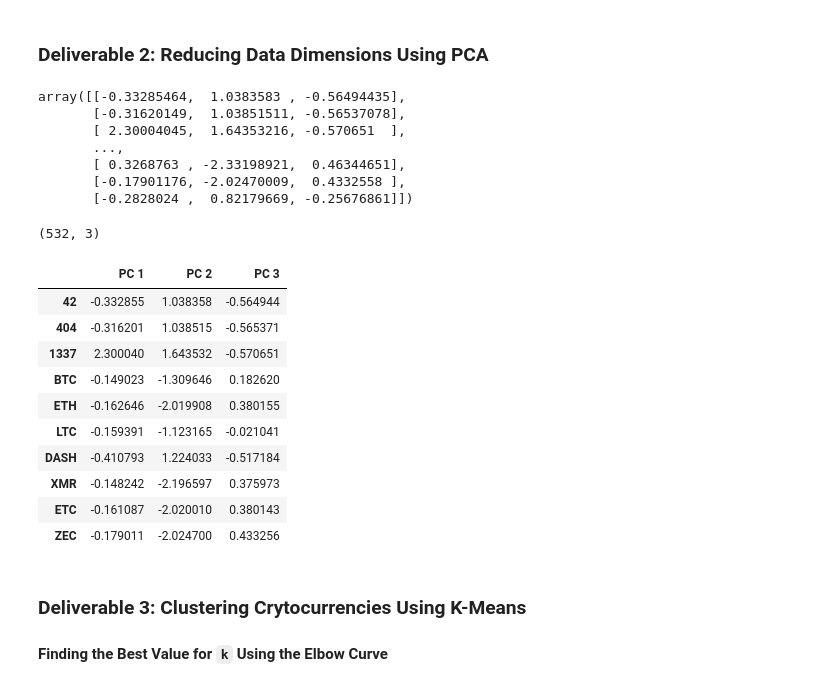
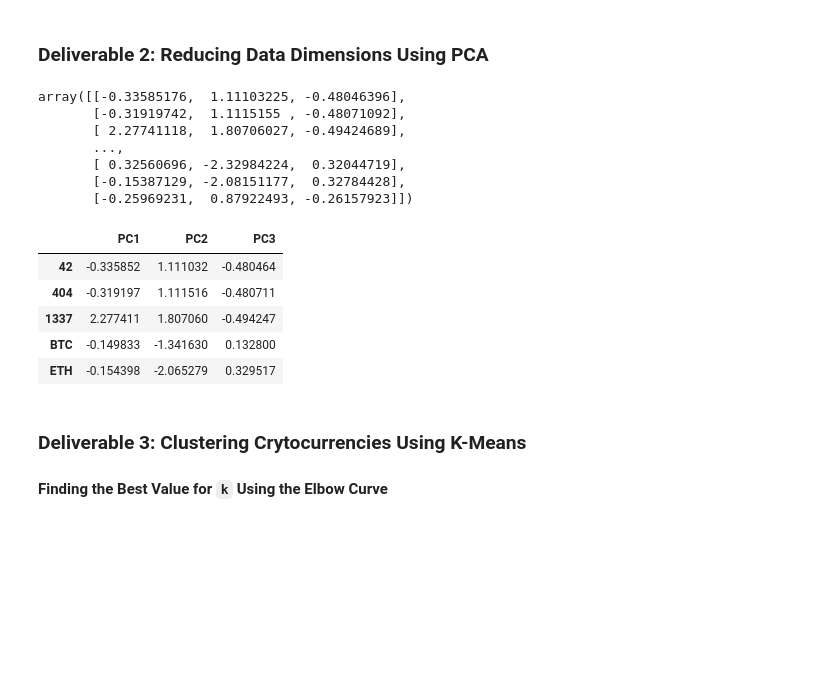
Before and after one commit to jhilberdink/Cryptocurrencies, a Jupyter notebook: crypto_clustering.ipynb, the cells around one changed output. Saved outputs shown, nothing was run; the diff lists cells and outputs as text; code cells hidden in the pictures; blank space fills up the shorter version.

```diff
--- a/crypto_clustering.ipynb
+++ b/crypto_clustering.ipynb
@@ -158,31 +148,30 @@ print(crypto_scaled)
 ### Deliverable 2: Reducing Data Dimensions Using PCA
 # %%
 # Using PCA to reduce dimension to three principal components.
-# YOUR CODE HERE
+pca = PCA(n_components=3)
+crypto_pca = pca.fit_transform(crypto_scaled)
+crypto_pca
 # %% [output]
-array([[-0.33285464,  1.0383583 , -0.56494435],
-       [-0.31620149,  1.03851511, -0.56537078],
-       [ 2.30004045,  1.64353216, -0.570651  ],
+array([[-0.33585176,  1.11103225, -0.48046396],
+       [-0.31919742,  1.1115155 , -0.48071092],
+       [ 2.27741118,  1.80706027, -0.49424689],
        ...,
-       [ 0.3268763 , -2.33198921,  0.46344651],
-       [-0.17901176, -2.02470009,  0.4332558 ],
-       [-0.2828024 ,  0.82179669, -0.25676861]])
+       [ 0.32560696, -2.32984224,  0.32044719],
+       [-0.15387129, -2.08151177,  0.32784428],
+       [-0.25969231,  0.87922493, -0.26157923]])
 # %%
 # Create a DataFrame with the three principal components.
-# YOUR CODE HERE
+
+crypto_pca_df = pd.DataFrame(data=crypto_pca, index=crypto_df.index,
+                             columns=["PC1", "PC2", "PC3"])
+crypto_pca_df.head()
 # %% [output]
-(532, 3)
-|  | PC 1 | PC 2 | PC 3 |
-| 42 | -0.332855 | 1.038358 | -0.564944 |
-| 404 | -0.316201 | 1.038515 | -0.565371 |
-| 1337 | 2.300040 | 1.643532 | -0.570651 |
-| BTC | -0.149023 | -1.309646 | 0.182620 |
-| ETH | -0.162646 | -2.019908 | 0.380155 |
-| LTC | -0.159391 | -1.123165 | -0.021041 |
-| DASH | -0.410793 | 1.224033 | -0.517184 |
-| XMR | -0.148242 | -2.196597 | 0.375973 |
-| ETC | -0.161087 | -2.020010 | 0.380143 |
-| ZEC | -0.179011 | -2.024700 | 0.433256 |
+|  | PC1 | PC2 | PC3 |
+| 42 | -0.335852 | 1.111032 | -0.480464 |
+| 404 | -0.319197 | 1.111516 | -0.480711 |
+| 1337 | 2.277411 | 1.807060 | -0.494247 |
+| BTC | -0.149833 | -1.341630 | 0.132800 |
+| ETH | -0.154398 | -2.065279 | 0.329517 |
 # %% [markdown]
 ### Deliverable 3: Clustering Crytocurrencies Using K-Means
 
```
Also changed, not shown: parts of 12 cells of this notebook.
